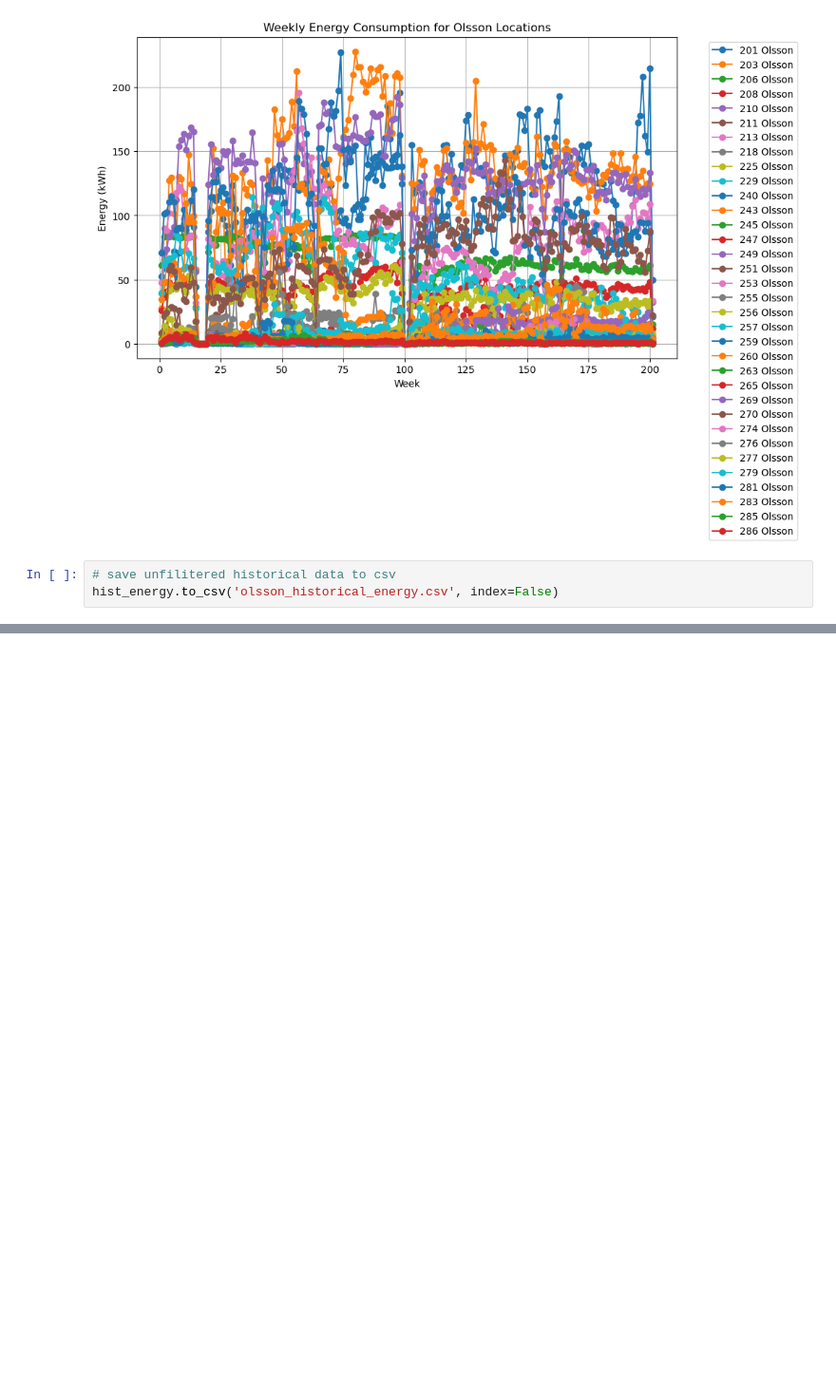
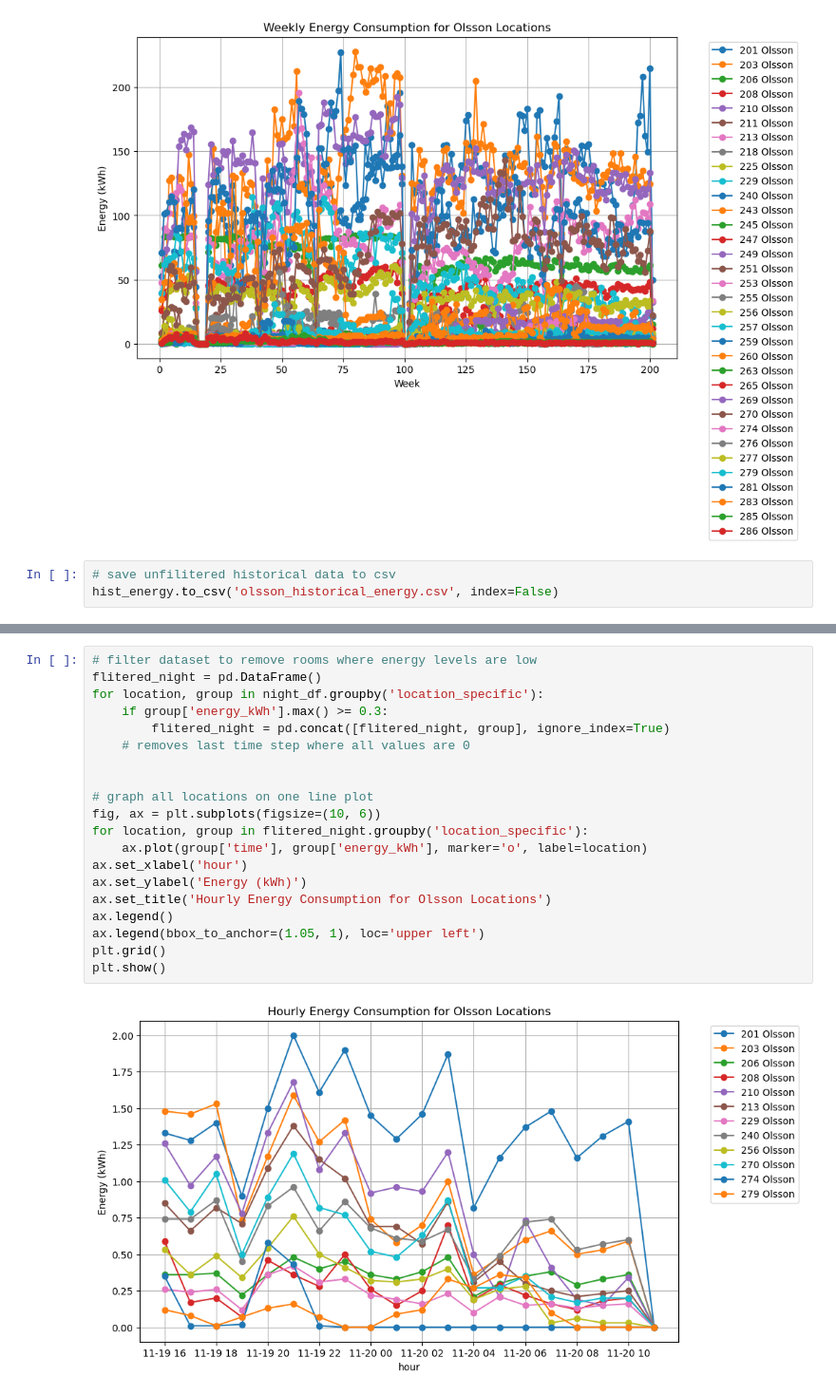
Before and after one commit to Taran-Gupta/SaHB-Energy-Mapping, a Jupyter notebook: Power Data.ipynb, the cells around one changed output, grey strips where cells are left out. Shown: that part at 95% size. Cells and saved outputs as stored; diff of their text form; blank space fills up the shorter version.

Commit message:
added last graph showing energy use by room overnight

```diff
--- a/Power Data.ipynb
+++ b/Power Data.ipynb
@@ -158,0 +211,22 @@ hist_energy.to_csv('olsson_historical_energy.csv', index=False)
+# %%
+# filter dataset to remove rooms where energy levels are low
+flitered_night = pd.DataFrame()
+for location, group in night_df.groupby('location_specific'):
+    if group['energy_kWh'].max() >= 0.3:
+        flitered_night = pd.concat([flitered_night, group], ignore_index=True)
+    # removes last time step where all values are 0
+
+
+# graph all locations on one line plot
+fig, ax = plt.subplots(figsize=(10, 6))
+for location, group in flitered_night.groupby('location_specific'):
+    ax.plot(group['time'], group['energy_kWh'], marker='o', label=location)
+ax.set_xlabel('hour')
+ax.set_ylabel('Energy (kWh)')
+ax.set_title('Hourly Energy Consumption for Olsson Locations')
+ax.legend()
+ax.legend(bbox_to_anchor=(1.05, 1), loc='upper left')
+plt.grid()
+plt.show()
+# %% [output]
+[figure, added]
```
Also changed, not shown: parts of 1 cell of this notebook.
